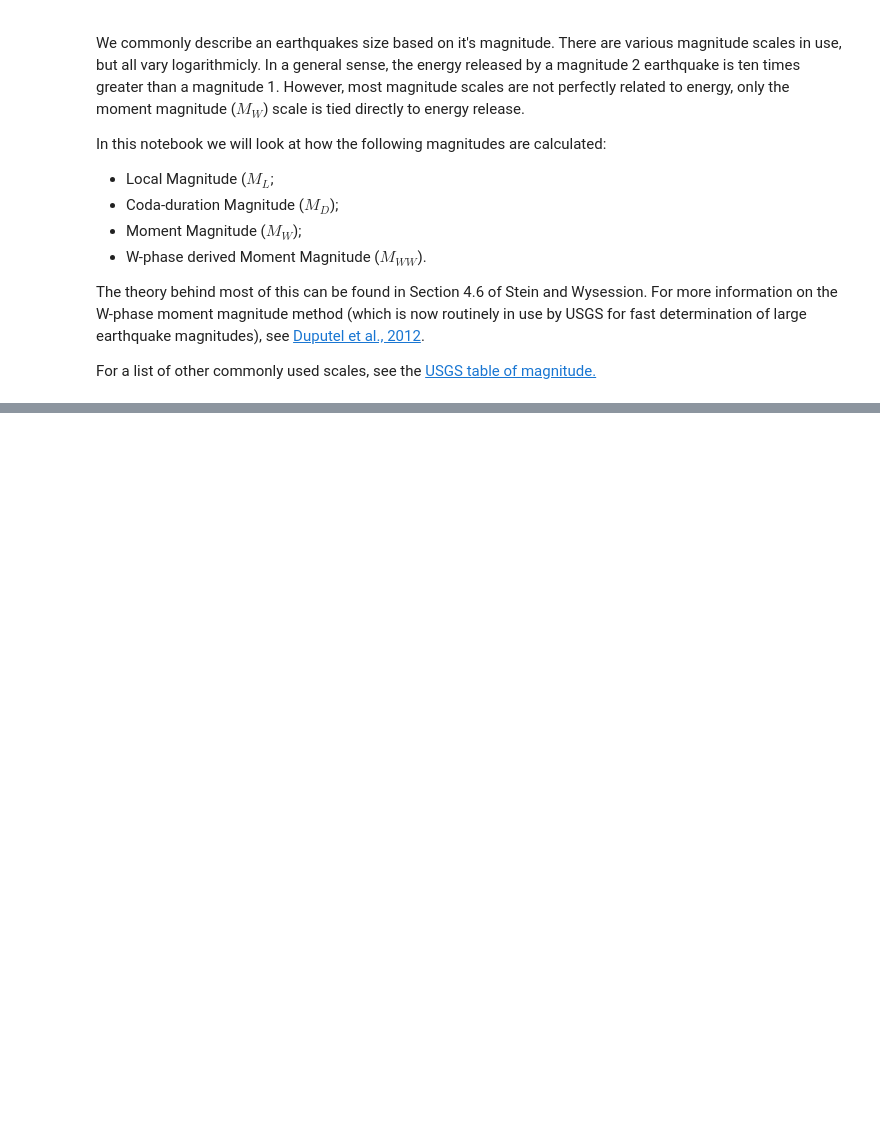
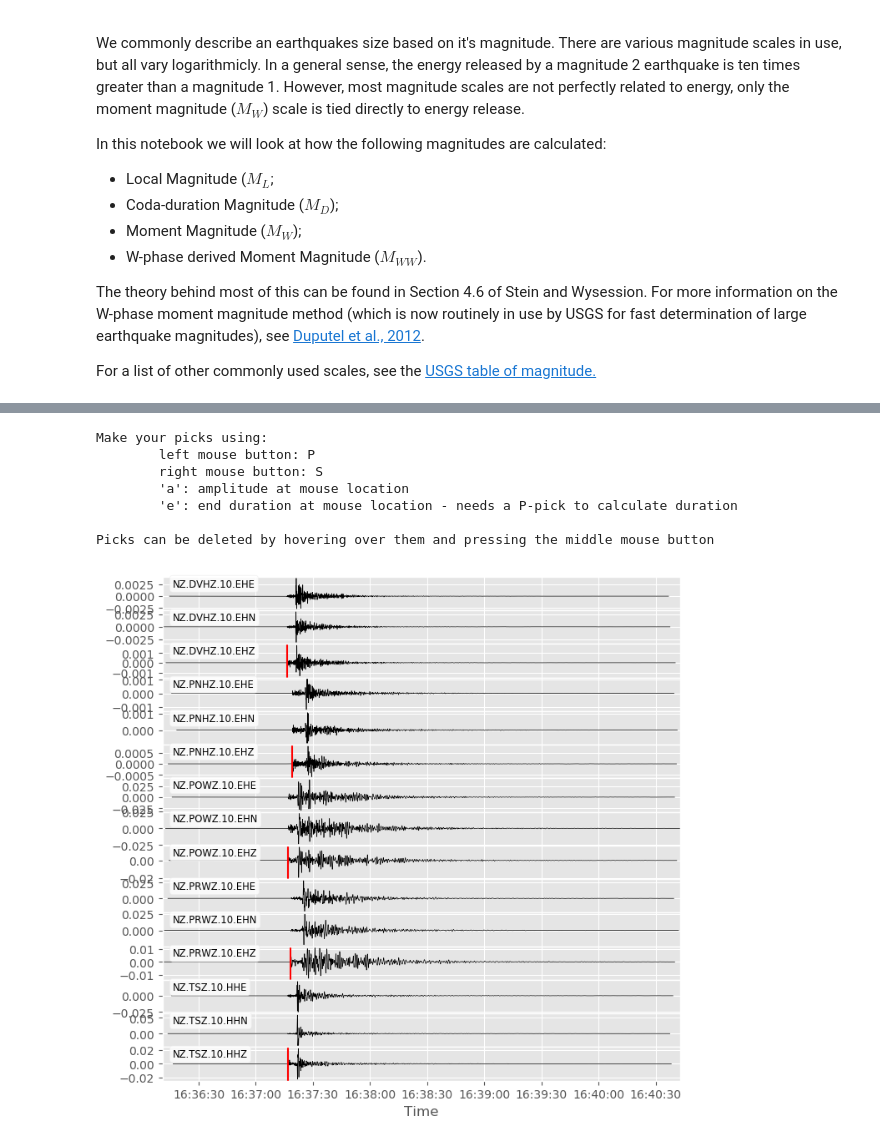
Before and after one commit to calum-chamberlain/GPHS445_notebooks, a Jupyter notebook: 4_Building_a_catalog/4_Magnitudes.ipynb, the cells around one changed output, grey strips where cells are left out. Cells and saved outputs as stored; diff of their text form; code cells hidden in the pictures; blank space fills up the shorter version.

Commit message:
Still needs moment magnitude

```diff
--- a/4_Building_a_catalog/4_Magnitudes.ipynb
+++ b/4_Building_a_catalog/4_Magnitudes.ipynb
@@ -56,0 +52,25 @@ Lets look at how we would pick an amplitude for local magnitude for a nearby ear
+# %%
+%matplotlib inline
+import matplotlib.pyplot as plt
+plt.style.use('ggplot')
+from obspy.clients.fdsn import Client
+
+client = Client("GEONET")
+event = client.get_events(eventid="2019p304574")[0]
+# Lets just use the closest five weak motion stations
+clean_event = event.copy()
+clean_event.amplitudes = []
+clean_event.station_magnitudes = []
+clean_event.picks = [
+    p for p in sorted(event.picks, key=lambda p: p.time)
+    if p.waveform_id.channel_code[0] != "B"][0:5]
+
+bulk = [
+    (p.waveform_id.network_code, p.waveform_id.station_code,
+     p.waveform_id.location_code, p.waveform_id.channel_code[0:-1] + "?",
+     p.time - 60, p.time + 200) for p in clean_event.picks]
+st = client.get_waveforms_bulk(bulk)
+
+# We need to response information for the stations so that we can correct
+# the repsonse and simulate a wood anderson instrument.
+inv = client.get_stations_bulk(bulk, level="response")
@@ -56,0 +82,6 @@ Lets look at how we would pick an amplitude for local magnitude for a nearby ear
+# %%
+paz_WA = {'poles': [-6.283 + 4.7124j, -6.283 - 4.7124j],
+          'zeros': [0 + 0j], 'gain': 1.0, 'sensitivity': 2080}
+st_wa = st.copy()
+st_wa = st_wa.remove_response(inv, "DISP")
+st_wa = st_wa.simulate(paz_remove=None, paz_simulate=paz_WA)
@@ -56,0 +94,13 @@ Lets look at how we would pick an amplitude for local magnitude for a nearby ear
+# %%
+from seismic_picker import seismic_picker
+
+event_out = seismic_picker(st_wa, event_in=clean_event)
+# %% [output]
+Make your picks using:
+        left mouse button: P
+        right mouse button: S
+        'a': amplitude at mouse location
+        'e': end duration at mouse location - needs a P-pick to calculate duration
+
+Picks can be deleted by hovering over them and pressing the middle mouse button
+[figure, added]
```
Also changed, not shown: parts of 18 cells of this notebook, 2 other files.
